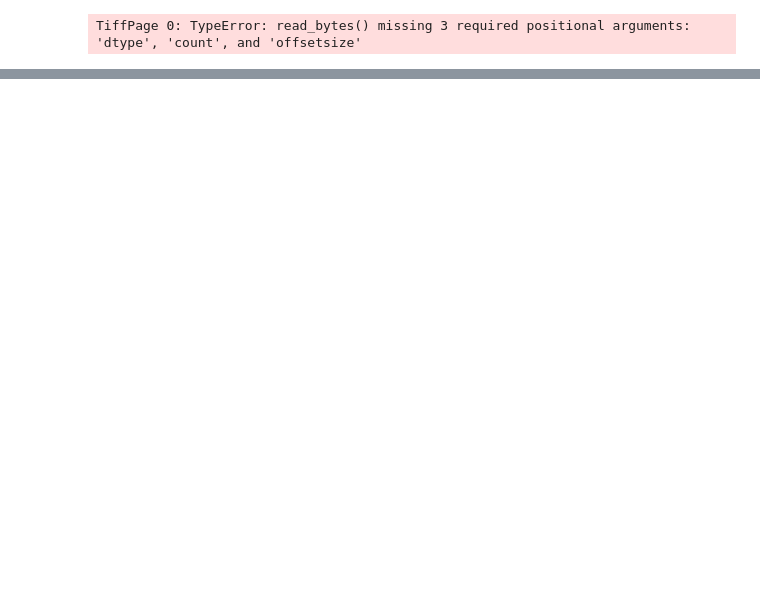
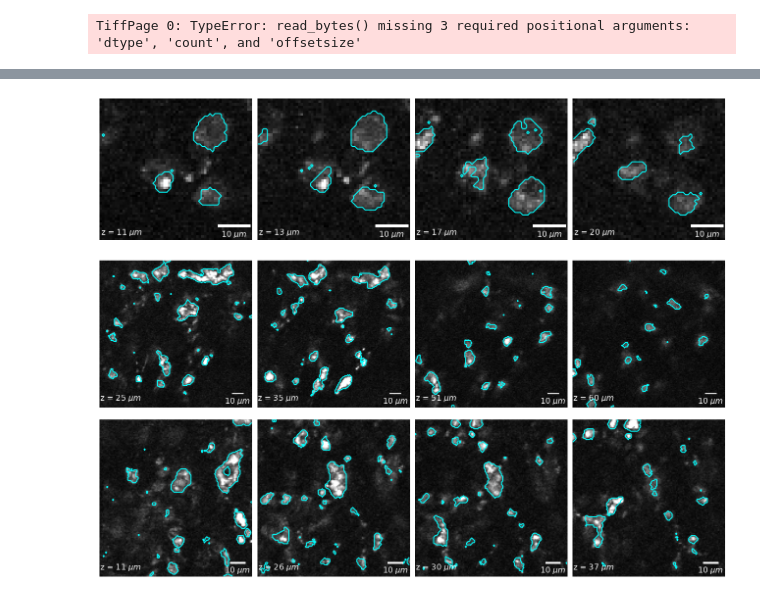
Before and after one commit to dobrik4ever/Segmentation_MiniThesis, a Jupyter notebook: 5 Analysis, results/test5.ipynb, the cells around one changed output, grey strips where cells are left out. Drawn from its saved outputs; the diff is of its cells as text; code cells hidden in the pictures; blank space fills up the shorter version.

```diff
--- a/5 Analysis, results/test5.ipynb
+++ b/5 Analysis, results/test5.ipynb
@@ -3,6 +3,9 @@ import numpy as np
 import matplotlib.pyplot as plt
 from skimage import io, measure, feature
 import pandas as pd
+# %%
+MASK = io.imread('features/1c_mask.tif')
+STACK = io.imread('../4 Raw data/good stacks/160719_06 stack_16-03-20/1c.tif')
 # %%
 indcs = [10,17,19,29]
 
@@ -56,0 +62,72 @@ plt.show()
+# %%
+from dataclasses import dataclass
+from matplotlib import font_manager as fm
+fontprops = fm.FontProperties(size=16)
+
+@dataclass
+class Subset:
+    x1:int
+    y1:int
+    x2:int
+    y2:int
+    z:int
+
+    def extract(self, stack):
+        return stack[self.z, self.y1:self.y2, self.x1:self.x2]
+
+S1 = [
+        Subset(39, 40, 169, 174, 11),
+        Subset(39, 40, 169, 174, 26),
+        Subset(39, 40, 169, 174, 30),
+        Subset(39, 40, 169, 174, 37),
+        ]
+
+S2 = [
+        Subset(226, 248, 400, 416, 25),
+        Subset(226, 248, 400, 416, 35),
+        Subset(226, 248, 400, 416, 51),
+        Subset(226, 248, 400, 416, 60),
+        ]
+
+S3 = [
+        Subset(23, 244, 83, 300, 11),
+        Subset(23, 244, 83, 300, 13),
+        Subset(23, 244, 83, 300, 17),
+        Subset(23, 244, 83, 300, 20),
+        ]
+scale = 1.2925
+size = 10
+fig_scale = 1.5
+fig, axes = plt.subplots(3, 4, figsize=(12*fig_scale,9.5*fig_scale))
+S = [S3, S2, S1]
+for j, S in enumerate(S):
+        for i in range(len(S)):
+                stack = S[i].extract(STACK)
+                mask = S[i].extract(MASK)
+                stack_height = stack.shape[0]
+
+                axes[j, i].imshow(stack, cmap='gray')
+                contours = measure.find_contours(mask, 0.5)
+                axes[j, i].imshow(stack, cmap='gray')
+                for contour in contours:
+                        line = axes[j, i].plot(contour[:,1], contour[:,0], color='cyan', lw=2)
+                scalebar = AnchoredSizeBar(axes[j, i].transData,
+                                        size*scale,
+                                        f'{size} $\mu m$',
+                                        loc=4, sep=5,
+                                        color='white',
+                                        frameon=False,
+                                        label_top = False,
+                                        size_vertical=1,
+                                        fontproperties=fontprops)
+                depth = f'z = {S[i].z:.0f} $\mu m$'
+                axes[j,i].text(0, stack_height*0.95, depth, color='white', fontsize=16)
+                # axes[j, i].set_title(depth)
+                axes[j, i].add_artist(scalebar)
+                axes[j, i].axis('off')
+
+plt.tight_layout()
+fig.savefig(f'Another example of segmentation.pdf')
+plt.show()
+# %% [output]
+[figure, added]
```
Also changed, not shown: parts of 1 cell of this notebook, 8 other files.
